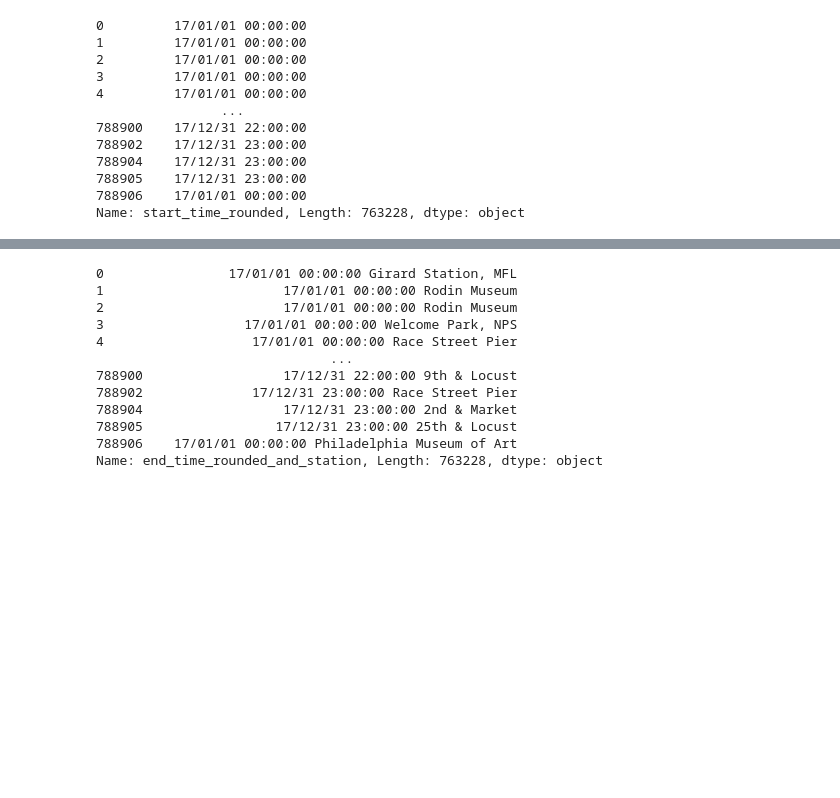
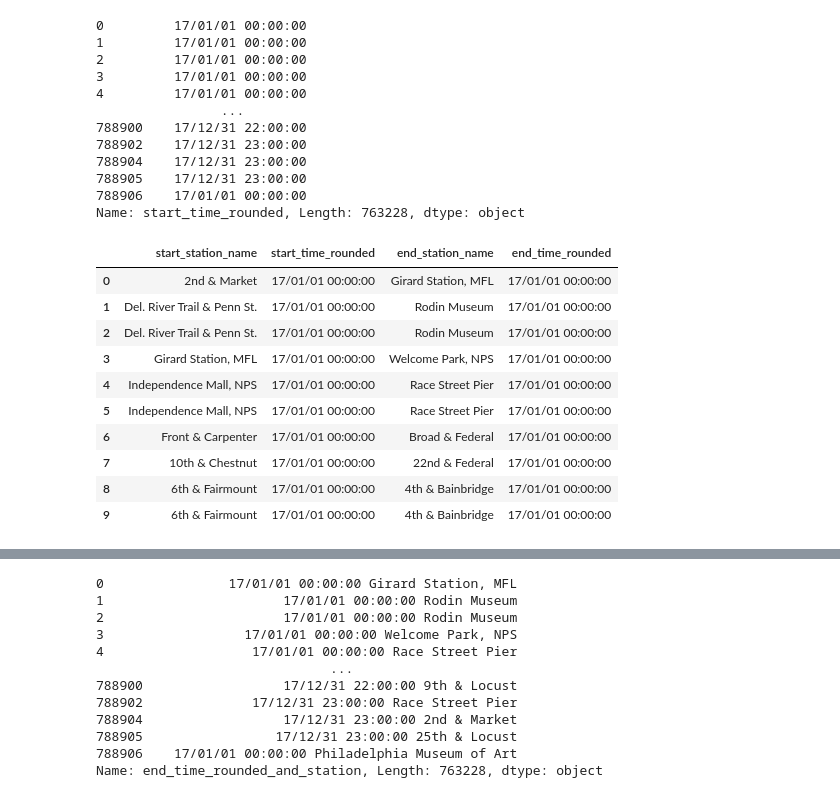
Before and after one commit to GoebelM94/dsml2021, a Jupyter notebook: notebooks/Delta Bike Rides.ipynb, the cells around one changed output, grey strips where cells are left out. Cells and saved outputs as stored; diff of their text form; code cells hidden in the pictures; blank space fills up the shorter version.

```diff
--- a/notebooks/Delta Bike Rides.ipynb
+++ b/notebooks/Delta Bike Rides.ipynb
@@ -189,3 +189,19 @@ df_bikes['start_time_rounded']
 788905    17/12/31 23:00:00
 788906    17/01/01 00:00:00
 Name: start_time_rounded, Length: 763228, dtype: object
+# %%
+df_bikes_delta_support = df_bikes[['start_station_name', 'start_time_rounded','end_station_name', 'end_time_rounded']].copy()
+# %%
+df_bikes_delta_support.head(10)
+# %% [output]
+|  | start_station_name | start_time_rounded | end_station_name | end_time_rounded |
+| 0 | 2nd & Market | 17/01/01 00:00:00 | Girard Station, MFL | 17/01/01 00:00:00 |
+| 1 | Del. River Trail & Penn St. | 17/01/01 00:00:00 | Rodin Museum | 17/01/01 00:00:00 |
+| 2 | Del. River Trail & Penn St. | 17/01/01 00:00:00 | Rodin Museum | 17/01/01 00:00:00 |
+| 3 | Girard Station, MFL | 17/01/01 00:00:00 | Welcome Park, NPS | 17/01/01 00:00:00 |
+| 4 | Independence Mall, NPS | 17/01/01 00:00:00 | Race Street Pier | 17/01/01 00:00:00 |
+| 5 | Independence Mall, NPS | 17/01/01 00:00:00 | Race Street Pier | 17/01/01 00:00:00 |
+| 6 | Front & Carpenter | 17/01/01 00:00:00 | Broad & Federal | 17/01/01 00:00:00 |
+| 7 | 10th & Chestnut | 17/01/01 00:00:00 | 22nd & Federal | 17/01/01 00:00:00 |
+| 8 | 6th & Fairmount | 17/01/01 00:00:00 | 4th & Bainbridge | 17/01/01 00:00:00 |
+| 9 | 6th & Fairmount | 17/01/01 00:00:00 | 4th & Bainbridge | 17/01/01 00:00:00 |
```
Also changed, not shown: parts of 9 cells of this notebook.
